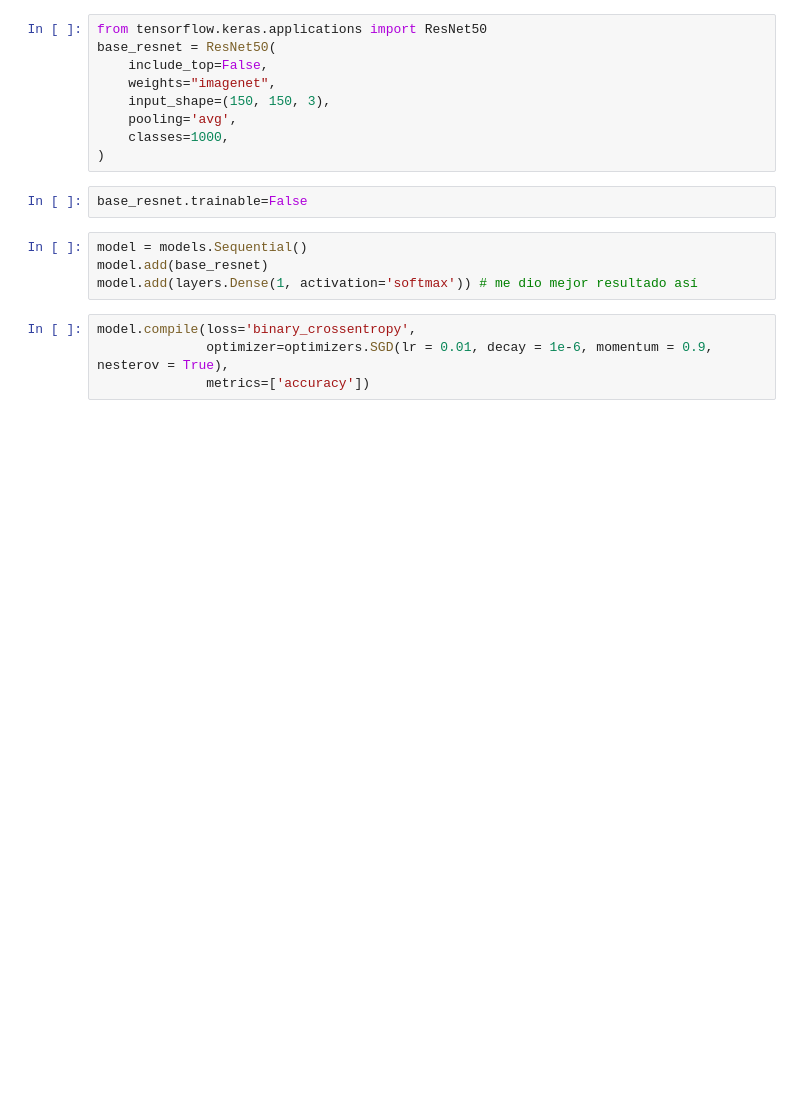
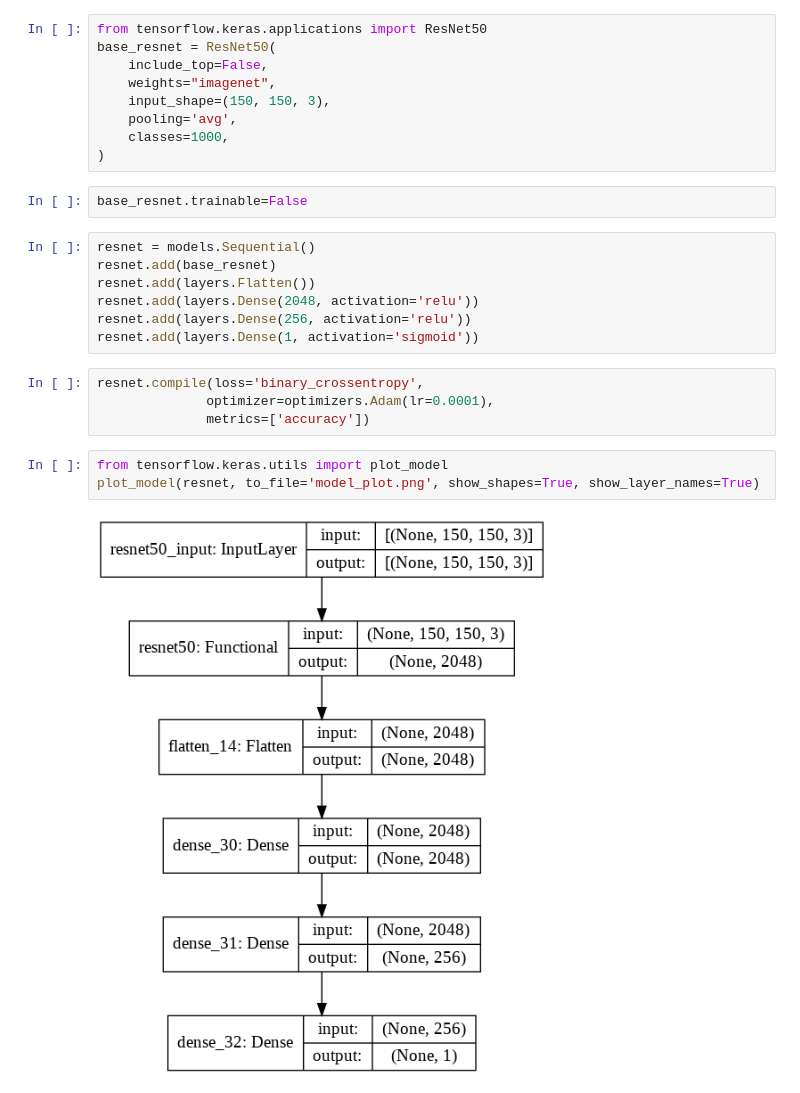
Before and after one commit to mluzu/vcii, a Jupyter notebook: clase3/Transfer_Learning_Keras.ipynb, the cells around one changed output. Saved outputs shown, nothing was run; the diff lists cells and outputs as text; blank space fills up the shorter version.

```diff
--- a/clase3/Transfer_Learning_Keras.ipynb
+++ b/clase3/Transfer_Learning_Keras.ipynb
@@ -133,12 +147,20 @@ base_resnet = ResNet50(
 )
 # %%
 base_resnet.trainable=False
-# %%
-model = models.Sequential()
-model.add(base_resnet)
-model.add(layers.Dense(1, activation='softmax')) # me dio mejor resultado así
+# %%
+resnet = models.Sequential()
+resnet.add(base_resnet)
+resnet.add(layers.Flatten())
+resnet.add(layers.Dense(2048, activation='relu'))
+resnet.add(layers.Dense(256, activation='relu'))
+resnet.add(layers.Dense(1, activation='sigmoid'))
 # %%
-model.compile(loss='binary_crossentropy',
-              optimizer=optimizers.SGD(lr = 0.01, decay = 1e-6, momentum = 0.9, nesterov = True),
+resnet.compile(loss='binary_crossentropy',
+              optimizer=optimizers.Adam(lr=0.0001),
               metrics=['accuracy'])
+# %%
+from tensorflow.keras.utils import plot_model
+plot_model(resnet, to_file='model_plot.png', show_shapes=True, show_layer_names=True)
+# %% [output]
+[figure, added]
 # %%
```
Also changed, not shown: parts of 8 cells of this notebook, 9 other files.
